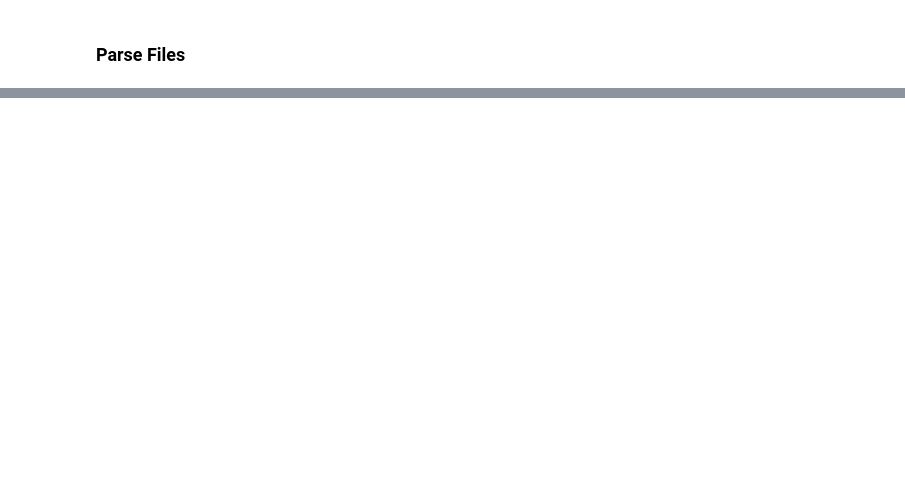
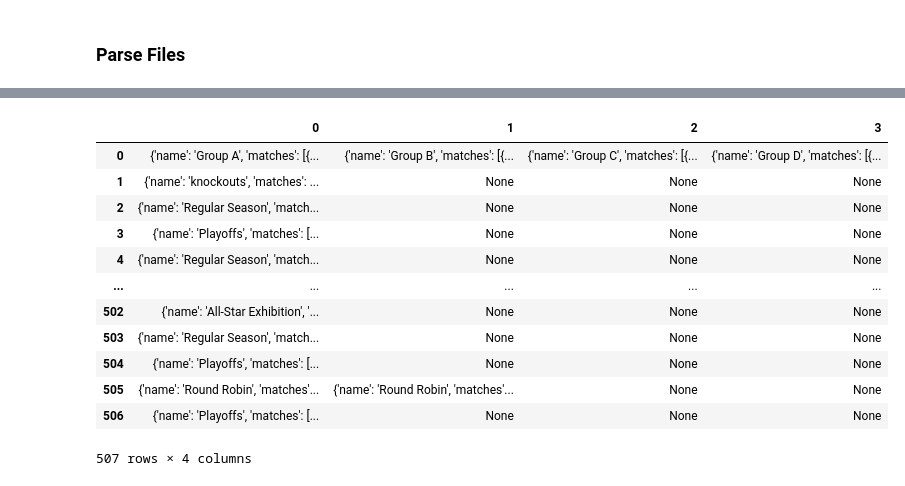
Before and after one commit to projectulterior/global-power-rankings, a Jupyter notebook: data_exploration.ipynb, the cells around one changed output, grey strips where cells are left out. Cells and saved outputs as stored; diff of their text form; code cells hidden in the pictures; blank space fills up the shorter version.

```diff
--- a/data_exploration.ipynb
+++ b/data_exploration.ipynb
@@ -167,0 +96,16 @@ ValueError: Expected object or value
+# %%
+pandas.json_normalize(df["stage.sections"])
+# %% [output]
+|  | 0 | 1 | 2 | 3 |
+| 0 | {'name': 'Group A', 'matches': [{... | {'name': 'Group B', 'matches': [{... | {'name': 'Group C', 'matches': [{... | {'name': 'Group D', 'matches': [{... |
+| 1 | {'name': 'knockouts', 'matches': ... | None | None | None |
+| 2 | {'name': 'Regular Season', 'match... | None | None | None |
+| 3 | {'name': 'Playoffs', 'matches': [... | None | None | None |
+| 4 | {'name': 'Regular Season', 'match... | None | None | None |
+| ... | ... | ... | ... | ... |
+| 502 | {'name': 'All-Star Exhibition', '... | None | None | None |
+| 503 | {'name': 'Regular Season', 'match... | None | None | None |
+| 504 | {'name': 'Playoffs', 'matches': [... | None | None | None |
+| 505 | {'name': 'Round Robin', 'matches'... | {'name': 'Round Robin', 'matches'... | None | None |
+| 506 | {'name': 'Playoffs', 'matches': [... | None | None | None |
+507 rows × 4 columns
```
Also changed, not shown: parts of 21 cells of this notebook, 1 other file.
